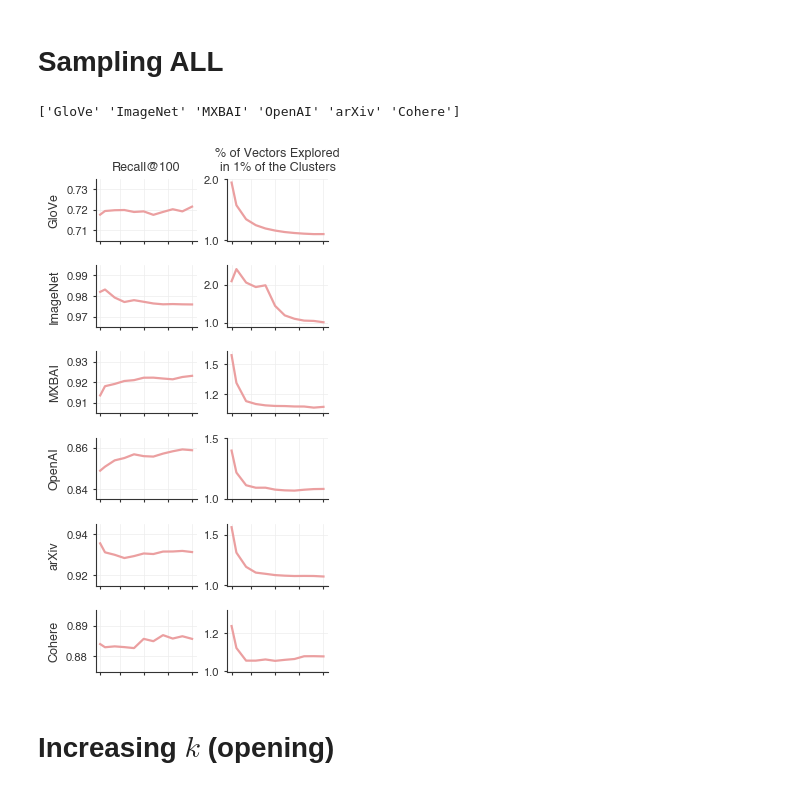
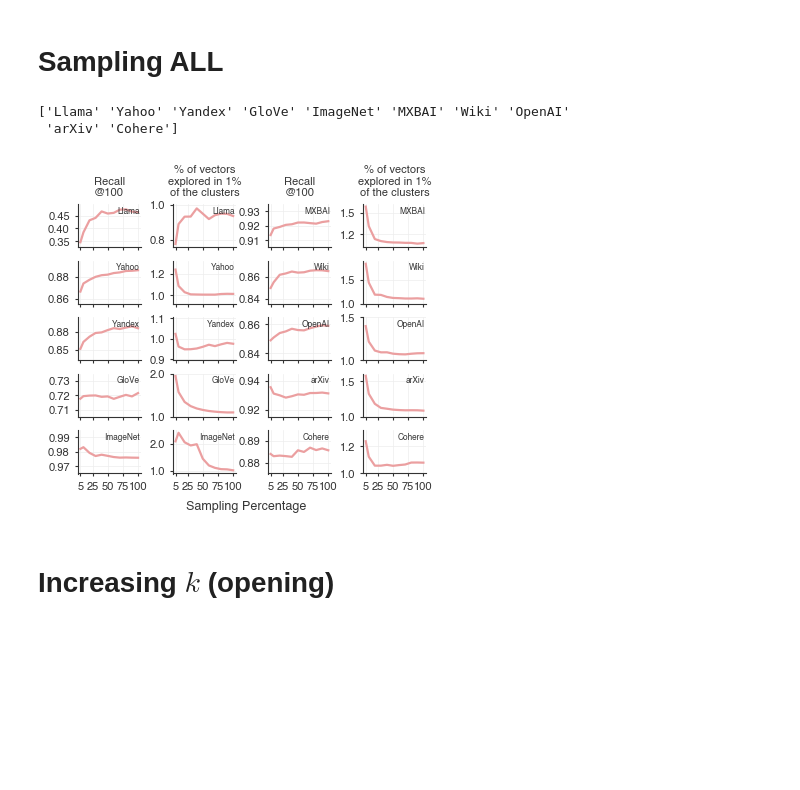
Before and after one commit to lkuffo/SuperKMeans, a Jupyter notebook: benchmarks/results/plotter_sampling.ipynb, the cells around one changed output. Cells and saved outputs as stored; diff of their text form; code cells hidden in the pictures; blank space fills up the shorter version.

```diff
--- a/benchmarks/results/plotter_sampling.ipynb
+++ b/benchmarks/results/plotter_sampling.ipynb
@@ -327,19 +343,38 @@ markers_special = {
     'Cohere': 'o'
 }
 
-fig, axes = plt.subplots(
-    6, 2,
+fig, (
+    (ax1, ax2, ax3, ax4),
+    (ax5, ax6, ax7, ax8),
+    (ax9, ax10, ax11, ax12),
+    (ax13, ax14, ax15, ax16),
+    (ax17, ax18, ax19, ax20)
+) = plt.subplots(
+    5, 4,
     # constrained_layout=True,
     # gridspec_kw={ 'width_ratios': [2, 1] }
 )
 
+axes = [
+    [ax1, ax2],
+    [ax5, ax6],
+    [ax9, ax10],
+    [ax13, ax14],
+    [ax17, ax18],
+    [ax3, ax4],
+    [ax7, ax8],
+    [ax11, ax12],
+    [ax15, ax16],
+    [ax19, ax20],
+]
+
 tick_fonts_color = '#333333'
 bar_text_color = '#191919'
 font_color = "#383838"
-fig.set_size_inches(3.0, 6.4)
+fig.set_size_inches(4.5, 3.5)
 plt.subplots_adjust(
-    hspace=0.4,
-    wspace=0.3
+    hspace=0.3,
+    wspace=0.5
 )
 
 def ceil_2(x):
@@ -356,11 +391,11 @@ def floor_1(x):
 
 to_remove_ds = [
     # 'Llama',
-    'GloVe',
-    'ImageNet', 'MXBAI', 'OpenAI', 'arXiv', 'Cohere'
+    'GloVe', 'Yahoo',
+    'ImageNet', 'MXBAI', 'Wiki', 'OpenAI', 'arXiv', 'Cohere'
 ]
 
-df_to_plot = df_sampling[df_sampling['dataset'].isin(to_remove_ds)]
+df_to_plot = df_sampling # df_sampling[df_sampling['dataset'].isin(to_remove_ds)]
 
 print(df_to_plot['dataset'].unique())
 
@@ -418,19 +453,20 @@ for i, dataset in enumerate(df_to_plot['dataset'].unique()):
 
     ax1.set_xlabel('Sampling Fraction (%)', fontdict={"size": 9}, color=font_color)
     # ax1.set_ylabel('Recall@100', fontdict={"size": 9}, color=font_color)
-    ax1.set_ylabel(f'{dataset}', fontdict={"size": 9}, color=font_color)
+    # ax1.set_ylabel(f'{dataset}', fontdict={"size": 9}, color=font_color)
+    ax1.set_ylabel('')
     ax1.tick_params(axis='both', labelsize=9)
 
-    if i == 0:
-        ax1.set_title('Recall@100', fontdict={"size": 9}, color=font_color)
-        ax2.set_title('% of Vectors Explored\nin 1% of the Clusters', fontdict={"size": 9}, color=font_color)
+    if i == 0 or i == 5:
+        ax1.set_title('Recall\n@100', fontdict={"size": 8}, color=font_color)
+        ax2.set_title('% of vectors\nexplored in 1%\nof the clusters', fontdict={"size": 8}, color=font_color)
 
-    if i == 9:
-        ax2.set_xlabel('Sampling Fraction (%)', fontdict={"size": 9}, color=font_color)
-        ax1.set_xlabel('Sampling Fraction (%)', fontdict={"size": 9}, color=font_color)
-    else:
-        ax2.set_xlabel('')
-        ax1.set_xlabel('')
+    # if i == 2 or i == 5:
+    #     ax2.set_xlabel('Sampling Fraction (%)', fontdict={"size": 9}, color=font_color)
+    #     ax1.set_xlabel('Sampling Fraction (%)', fontdict={"size": 9}, color=font_color)
+    # else:
+    #     ax2.set_xlabel('')
+    #     ax1.set_xlabel('')
     ax2.set_ylabel('')
     # ax2.set_ylabel('% of Vectors Explored\nin 1% of the Clusters', fontdict={"size": 9}, color=font_color)
     ax2.tick_params(axis='both', labelsize=9)
@@ -444,38 +480,48 @@ for i, dataset in enumerate(df_to_plot['dataset'].unique()):
     ax2.spines['top'].set_visible(False)
     ax2.spines['right'].set_visible(False)
     ax2.spines['left'].set_visible(True)
     ax2.spines['left'].set_color(tick_fonts_color)
     ax2.spines['bottom'].set_color(tick_fonts_color)
 
     ax1.tick_params(axis='both', colors=tick_fonts_color)
     ax1.tick_params(axis='both', length=2, color=tick_fonts_color)
     ax2.tick_params(axis='both', colors=tick_fonts_color)
     ax2.tick_params(axis='both', length=2, color=tick_fonts_color)
 
-    if i == 6:
+    if i == 4 or i == 9:
         ax1.set_xticks([5, 25, 50, 75, 100], labels=['5', '25', '50', '75', '100'])
         ax2.set_xticks([5, 25, 50, 75, 100], labels=['5', '25', '50', '75', '100'])
-        ax1.set_xlabel('Sampling Percentage', fontdict={"size": 9}, color=font_color)
-        ax2.set_xlabel('Sampling Percentage', fontdict={"size": 9}, color=font_color)
+        # ax1.set_xlabel('Sampling Percentage', fontdict={"size": 9}, color=font_color)
+        # ax2.set_xlabel('Sampling Percentage', fontdict={"size": 9}, color=font_color)
+        ax2.set_xlabel('')
+        ax1.set_xlabel('')
     else:
         ax1.set_xticks([5, 25, 50, 75, 100], labels=['', '', '', '', ''])
         ax2.set_xticks([5, 25, 50, 75, 100], labels=['', '', '', '', ''])
+        ax2.set_xlabel('')
+        ax1.set_xlabel('')
 
     ax2.tick_params(axis='both', labelsize=8)
     ax1.tick_params(axis='both', labelsize=8)
     ax1.yaxis.set_major_formatter(FormatStrFormatter('%.2f'))
     ax2.yaxis.set_major_formatter(FormatStrFormatter('%.1f'))
 
     y_low, y_up = ax1.get_ylim()
     ax1.set_ylim((floor_2(y_low) - 0.005, ceil_2(y_up) + 0.005))
 
     y2_low, y2_up = ax2.get_ylim()
     ax2.set_ylim((floor_1(y2_low) - 0.005, ceil_1(y2_up) + 0.005))
+    # ax1.set_title(f'{dataset}', fontdict={"size": 9}, color=font_color)
+    ax1.text(0.98, 0.95, f'{dataset}', transform=ax1.transAxes, ha="right", va="top", fontdict={"size": 6}, color=font_color)
+    ax2.text(0.98, 0.95, f'{dataset}', transform=ax2.transAxes, ha="right", va="top", fontdict={"size": 6}, color=font_color)
+
+fig.supxlabel('Sampling Percentage', x=0.5, y=0.00, fontsize=9, color=font_color)
 
 plt.savefig(f'../plotter/paper_plots/sampling_large.png', format='png', dpi=600, bbox_inches='tight')
 # %% [output]
-['GloVe' 'ImageNet' 'MXBAI' 'OpenAI' 'arXiv' 'Cohere']
+['Llama' 'Yahoo' 'Yandex' 'GloVe' 'ImageNet' 'MXBAI' 'Wiki' 'OpenAI'
+ 'arXiv' 'Cohere']
-[figure, old version]
+[figure, new version]
 # %% [markdown]
 # Increasing $k$ (opening)
 # %%
```
Also changed, not shown: parts of 3 cells of this notebook, 5 other files.
